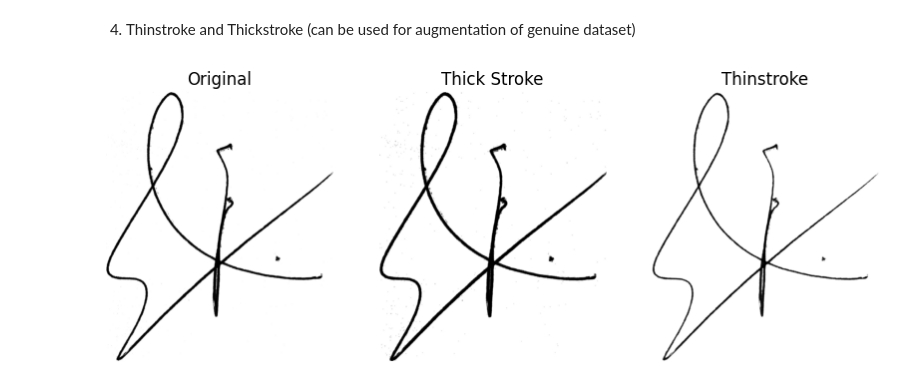
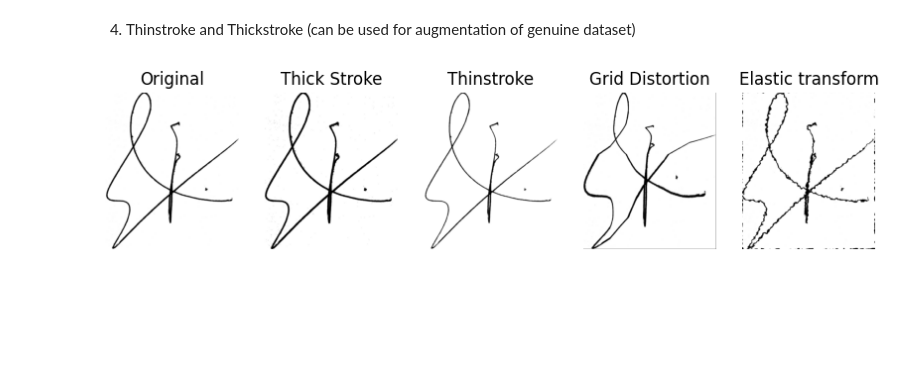
Before and after one commit to PrajwalChaudhary25/signature_verification, a Jupyter notebook: Notebooks/Advanced_augmentations.ipynb, the cells around one changed output. Cells and saved outputs as stored; diff of their text form; code cells hidden in the pictures; blank space fills up the shorter version.

```diff
--- a/Notebooks/Advanced_augmentations.ipynb
+++ b/Notebooks/Advanced_augmentations.ipynb
@@ -105,27 +105,41 @@ plt.show()
 # %%
 import cv2
 import numpy as np
 plt.figure(figsize=(10,10))
 
-plt.subplot(1,3,1)
+plt.subplot(1,5,1)
 plt.imshow(image, cmap = 'gray')
 plt.title('Original')
 plt.axis('off')
 
-plt.subplot(1,3,2)
+plt.subplot(1,5,2)
 kernel = np.ones((2,2), np.uint8)
 thin = cv2.erode(image, kernel, iterations=2)
 plt.imshow(thin, cmap='gray')
 plt.title('Thick Stroke')
 plt.axis('off')
 
-plt.subplot(1,3,3)
+plt.subplot(1,5,3)
 kernel = np.ones((2,2), np.uint8)
 thin = cv2.dilate(image, kernel, iterations=2)
 plt.imshow(thin, cmap='gray')
 plt.axis('off')
 plt.title('Thinstroke')
 
+plt.subplot(1,5,4)
+transform = GridDistortion(num_steps=5, distort_limit=0.6, p=1.0)
+augmented = transform(image=image)['image']
+plt.imshow(augmented, cmap = 'gray')
+plt.title('Grid Distortion')
+plt.axis('off')
+
+plt.subplot(1,5,5)
+transform = ElasticTransform(alpha=300, sigma=5, p=1)
+augmented = transform(image=image)['image']
+plt.imshow(augmented, cmap = 'gray')
+plt.title("Elastic transform")
+plt.axis('off')
+
 plt.show()
 # %% [output]
-[figure, old version]
+[figure, new version]
```
Also changed, not shown: parts of 3 cells of this notebook.
